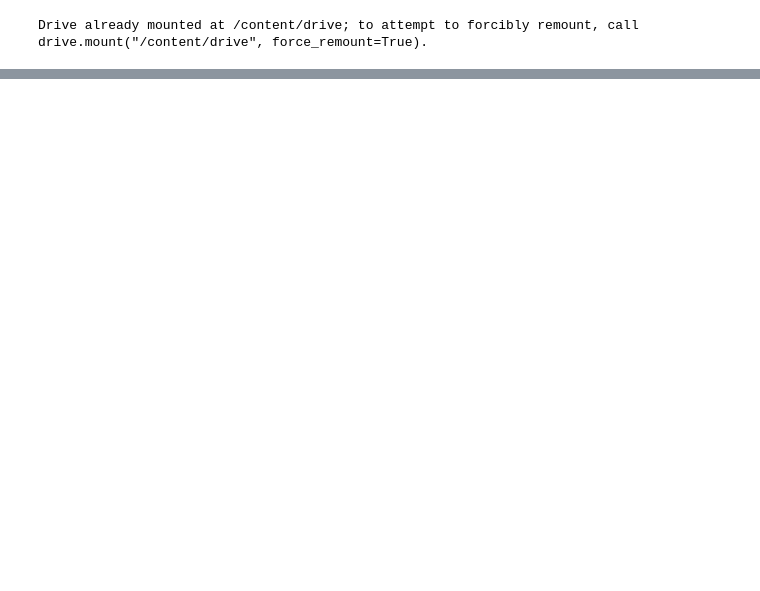
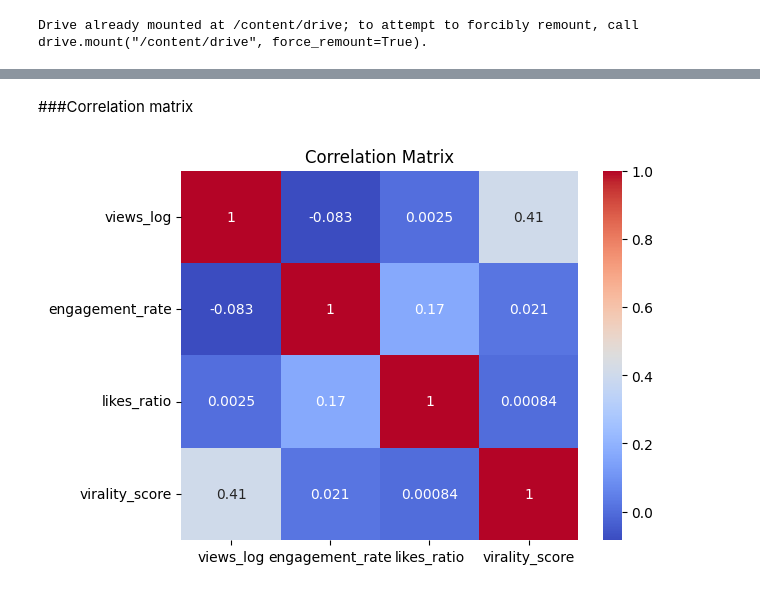
Before and after one commit to pankaj-cod/SectionD_Team16_YoutubeTrending, a Jupyter notebook: notebooks/04_statistical_analysis.ipynb, the cells around one changed output, grey strips where cells are left out. Saved outputs shown, nothing was run; the diff lists cells and outputs as text; code cells hidden in the pictures; blank space fills up the shorter version.

```diff
--- a/notebooks/04_statistical_analysis.ipynb
+++ b/notebooks/04_statistical_analysis.ipynb
@@ -177,0 +32,2 @@ df.groupby('category_name')['views'].mean().sort_values().plot(kind='barh')
+# %%
+df['likes_ratio'] = df['likes'] / (df['likes'] + df['dislikes'] + 1)
@@ -177,0 +36,2 @@ df.groupby('category_name')['views'].mean().sort_values().plot(kind='barh')
+# %%
+df['virality_score'] = df['views'] / df['days_to_trend']
@@ -177,0 +40,2 @@ df.groupby('category_name')['views'].mean().sort_values().plot(kind='barh')
+# %%
+df['views_log'] = np.log1p(df['views'])
@@ -177,0 +44,2 @@ df.groupby('category_name')['views'].mean().sort_values().plot(kind='barh')
+# %%
+df['monetization_score'] = df['views_log'] * df['engagement_rate']
@@ -177,0 +151,12 @@ df.groupby('category_name')['views'].mean().sort_values().plot(kind='barh')
+# %% [markdown]
+###Correlation matrix
+# %%
+sns.heatmap(
+    df[['views_log','engagement_rate','likes_ratio','virality_score']].corr(),
+    annot=True,
+    cmap='coolwarm'
+)
+plt.title("Correlation Matrix")
+plt.show()
+# %% [output]
+[figure, added]
```
Also changed, not shown: parts of 80 cells of this notebook, 3 other files.
